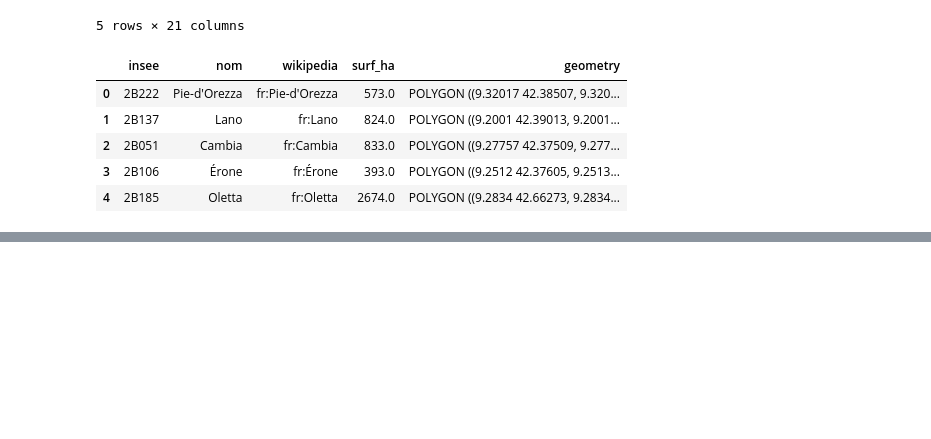
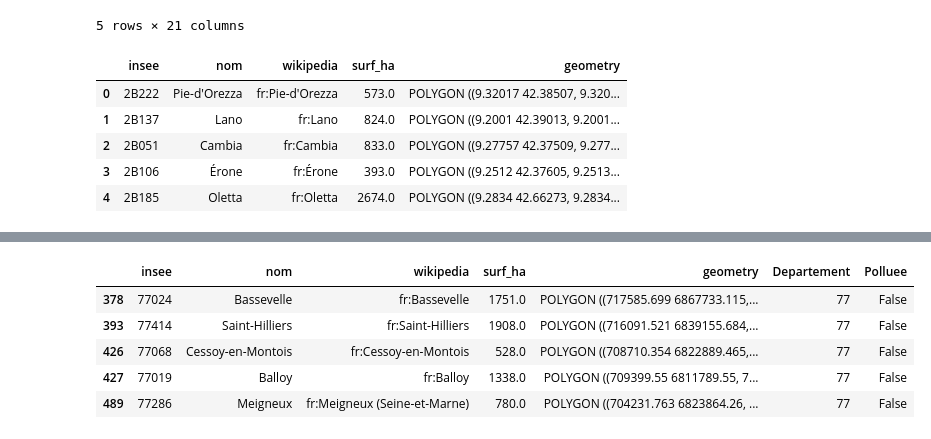
Before and after one commit to aurelianmoge/Projet-Python---ENSAE-2025, a Jupyter notebook: industries_polluantes__aurélian.ipynb, the cells around one changed output, grey strips where cells are left out. Saved outputs shown, nothing was run; the diff lists cells and outputs as text; code cells hidden in the pictures; blank space fills up the shorter version.

```diff
--- a/industries_polluantes__aurélian.ipynb
+++ b/industries_polluantes__aurélian.ipynb
@@ -156,3 +151,12 @@ communes_idf = communes_idf[communes_idf["Departement"].isin(["75", "77", "78",
+# %%
+communes_idf_statut.head()
+# %% [output]
+|  | insee | nom | wikipedia | surf_ha | geometry | Departement | Polluee |
+| 378 | 77024 | Bassevelle | fr:Bassevelle | 1751.0 | POLYGON ((717585.699 6867733.115,... | 77 | False |
+| 393 | 77414 | Saint-Hilliers | fr:Saint-Hilliers | 1908.0 | POLYGON ((716091.521 6839155.684,... | 77 | False |
+| 426 | 77068 | Cessoy-en-Montois | fr:Cessoy-en-Montois | 528.0 | POLYGON ((708710.354 6822889.465,... | 77 | False |
+| 427 | 77019 | Balloy | fr:Balloy | 1338.0 | POLYGON ((709399.55 6811789.55, 7... | 77 | False |
+| 489 | 77286 | Meigneux | fr:Meigneux (Seine-et-Marne) | 780.0 | POLYGON ((704231.763 6823864.26, ... | 77 | False |
 # %%
 import matplotlib.pyplot as plt
 
```
Also changed, not shown: parts of 11 cells of this notebook.
